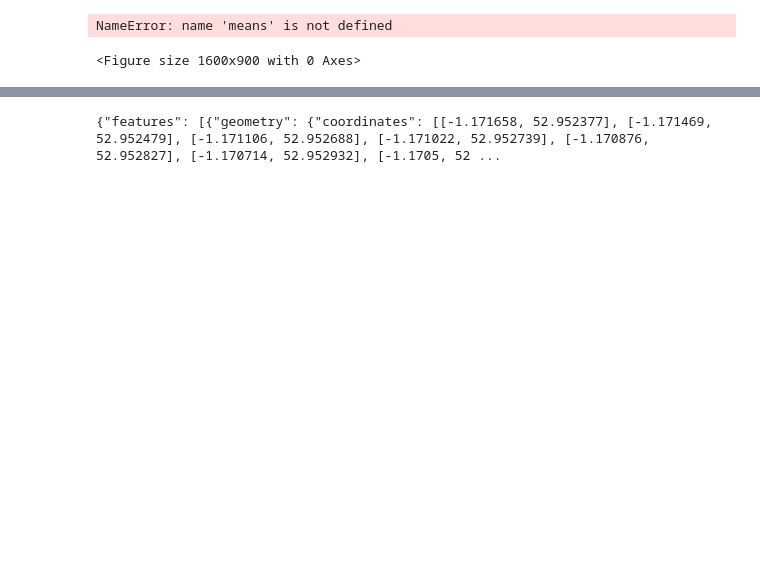
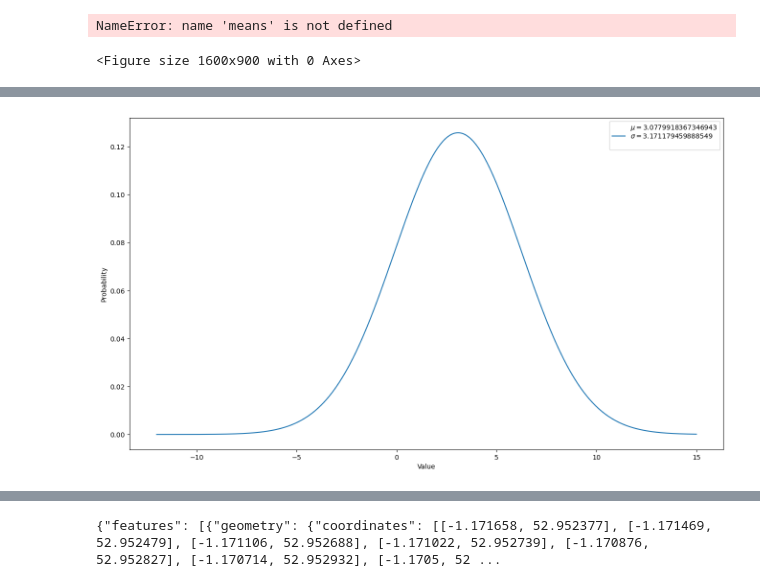
Before and after one commit to suvihanninen/CoolWalk-App, a Jupyter notebook: backend/Benchmarking.ipynb, the cells around one changed output, grey strips where cells are left out. Saved outputs shown, nothing was run; the diff lists cells and outputs as text; code cells hidden in the pictures; blank space fills up the shorter version.

```diff
--- a/backend/Benchmarking.ipynb
+++ b/backend/Benchmarking.ipynb
@@ -1087,0 +1049,19 @@ def get_path_coords(path):
+# %%
+domain = np.linspace(-12, 15, 1000) # dividing the distance between -2 and 2 into 1000 points
+
+
+means = [np.mean(meanTime)]
+std_values = [np.mean(stdTime)]
+
+plt.figure(figsize=(16, 9))
+for mu, std in zip(means, std_values):
+    # pdf stands for Probability Density Function, which is the plot the probabilities of each range of values
+    probabilities = norm.pdf(domain, mu, std)
+    plt.plot(domain, probabilities, label=f"$\mu={mu}$\n$\sigma={std}$\n")
+
+plt.legend()
+plt.xlabel("Value")
+plt.ylabel("Probability")
+plt.show()
+# %% [output]
+[figure, added]
```
Also changed, not shown: parts of 23 cells of this notebook.
